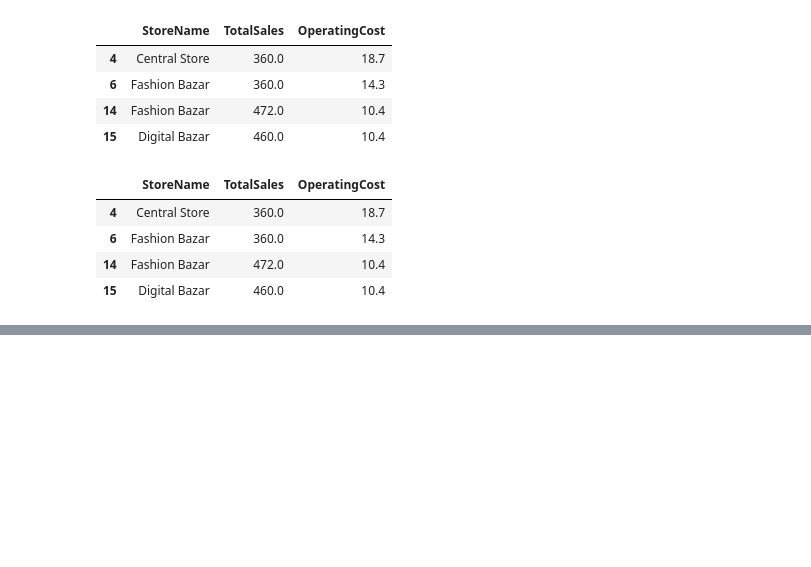
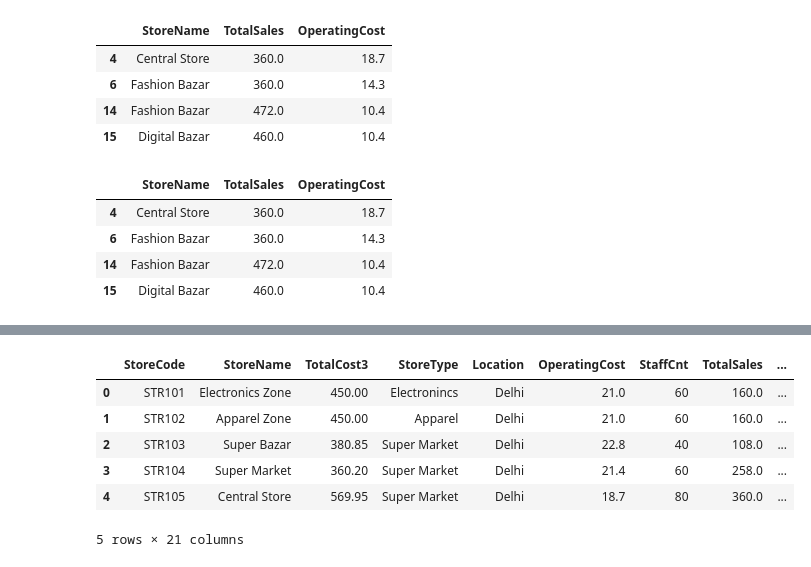
Before and after one commit to ravindrapal001/Python-Case-Studies, a Jupyter notebook: stores.ipynb, the cells around one changed output, grey strips where cells are left out. Drawn from its saved outputs; the diff is of its cells as text; code cells hidden in the pictures; blank space fills up the shorter version.

```diff
--- a/stores.ipynb
+++ b/stores.ipynb
@@ -618,0 +640,11 @@ stores[stores.Location=='Delhi'].sort_values(by='TotalSales',ascending=False).he
+# %%
+stores.rename(columns={'Staff_Cnt':'StaffCnt','Total_Customers':'TotalCustomers'},inplace=True)
+stores.head()
+# %% [output]
+|  | StoreCode | StoreName | TotalCost3 | StoreType | Location | OperatingCost | StaffCnt | TotalSales | ... |
+| 0 | STR101 | Electronics Zone | 450.00 | Electronincs | Delhi | 21.0 | 60 | 160.0 | ... |
+| 1 | STR102 | Apparel Zone | 450.00 | Apparel | Delhi | 21.0 | 60 | 160.0 | ... |
+| 2 | STR103 | Super Bazar | 380.85 | Super Market | Delhi | 22.8 | 40 | 108.0 | ... |
+| 3 | STR104 | Super Market | 360.20 | Super Market | Delhi | 21.4 | 60 | 258.0 | ... |
+| 4 | STR105 | Central Store | 569.95 | Super Market | Delhi | 18.7 | 80 | 360.0 | ... |
+5 rows × 21 columns
```
Also changed, not shown: parts of 40 cells of this notebook.
